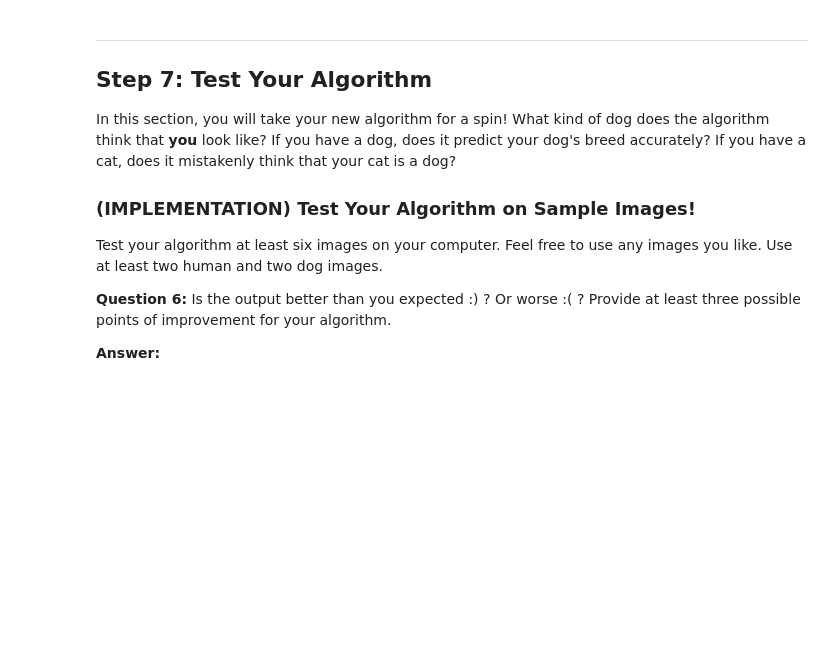
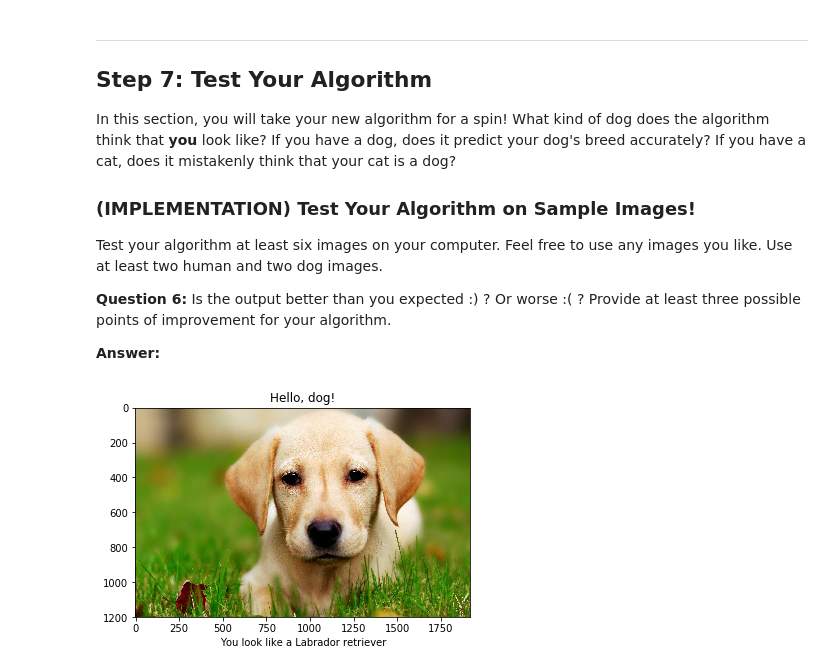
Before and after one commit to andsav/AIND2-CNN, a Jupyter notebook: dog_app.ipynb, the cells around one changed output. Saved outputs shown, nothing was run; the diff lists cells and outputs as text; code cells hidden in the pictures; blank space fills up the shorter version.

Commit message:
Dog breed classifier

```diff
--- a/dog_app.ipynb
+++ b/dog_app.ipynb
@@ -599,0 +655,8 @@ You are welcome to [augment the training data](https://blog.keras.io/building-po
+# %%
+### TODO: Train the model.
+checkpointer = ModelCheckpoint(filepath='saved_models/weights.best.Res50.hdf5',
+                               verbose=1, save_best_only=True)
+
+Res50_model.fit(train_Res50, train_targets,
+          validation_data=(valid_Res50, valid_targets),
+          epochs=20, batch_size=20, callbacks=[checkpointer], verbose=1)
@@ -601,6 +683,7 @@ You are welcome to [augment the training data](https://blog.keras.io/building-po
 ### (IMPLEMENTATION) Load the Model with the Best Validation Loss
 # %%
 ### TODO: Load the model weights with the best validation loss.
+Res50_model.load_weights('saved_models/weights.best.Res50.hdf5')
 # %% [markdown]
 ### (IMPLEMENTATION) Test the Model
 
@@ -625,6 +715,13 @@ where `{network}`, in the above filename, should be one of `VGG19`, `Resnet50`,
 # %%
 ### TODO: Write a function that takes a path to an image as input
 ### and returns the dog breed that is predicted by the model.
+def Res50_predict_breed(img_path):
+    # extract bottleneck features
+    bottleneck_feature = extract_Resnet50(path_to_tensor(img_path))
+    # obtain predicted vector
+    predicted_vector = Res50_model.predict(bottleneck_feature)
+    # return dog breed that is predicted by the model
+    return dog_names[np.argmax(predicted_vector)]
 # %% [markdown]
 ---
 <a id='step6'></a>
@@ -649,3 +743,19 @@ Some sample output for our algorithm is provided below, but feel free to design
+# %%
+### TODO: Write your algorithm.
+### Feel free to use as many code cells as needed.
+def dog_breed_classifier(image_path):
+    image = cv2.cvtColor(cv2.imread(image_path), cv2.COLOR_BGR2RGB)
+
+    if face_detector(image_path):
+        plt.title("Hello, human!")
+    elif plt.title(image_path):
+        plt.title("Hello, dog!")
+    else:
+        plt.title("You are neither a dog nor a human")
+        return
+
+    plt.imshow(image)
+    plt.xlabel("You look like a " + Res50_predict_breed(image_path).replace('_', ' '))
 # %% [markdown]
 ---
 <a id='step7'></a>
@@ -666,0 +773,4 @@ __Answer:__
+# %%
+dog_breed_classifier("images/labrador.jpg")
+# %% [output]
+[figure, added]
```
Also changed, not shown: parts of 20 cells of this notebook, 12 other files.
